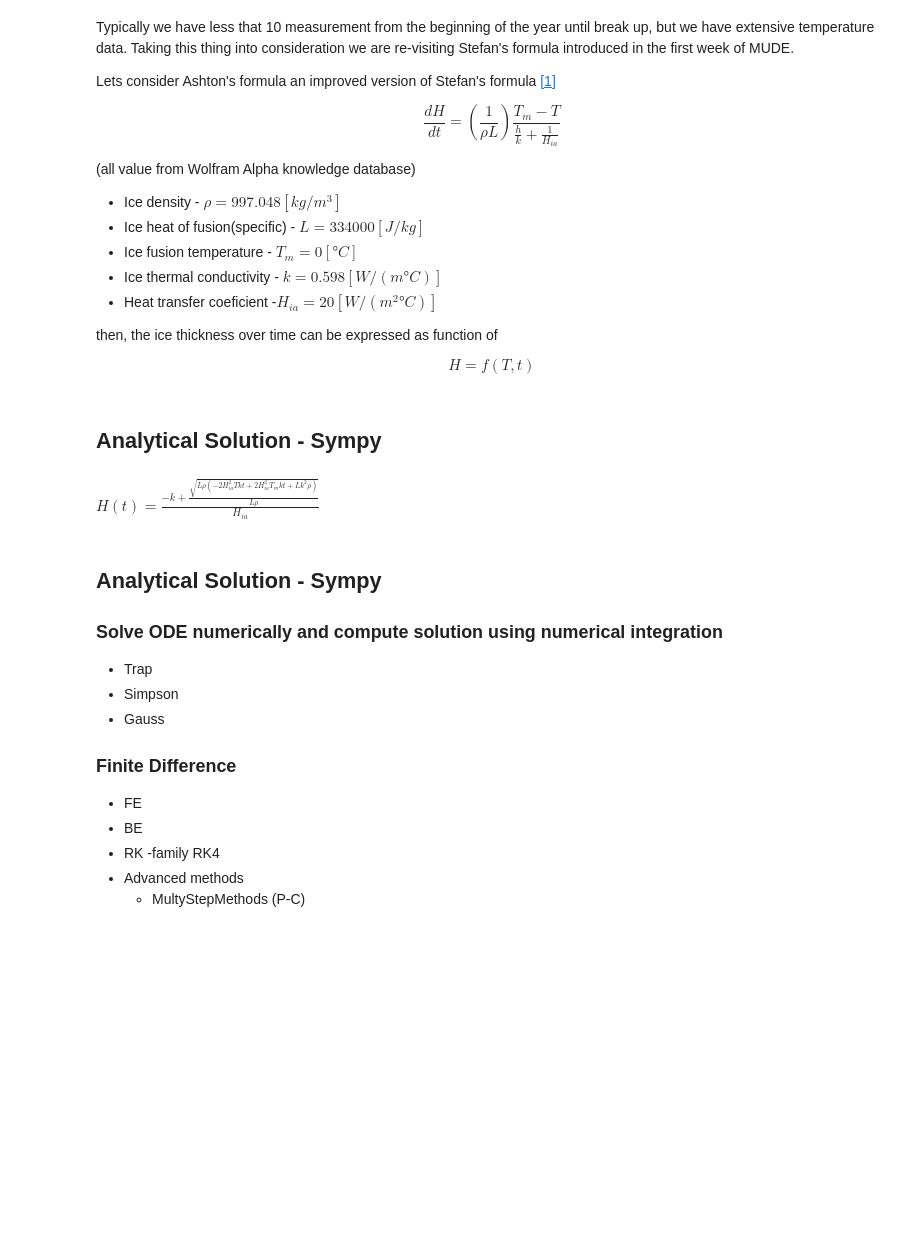
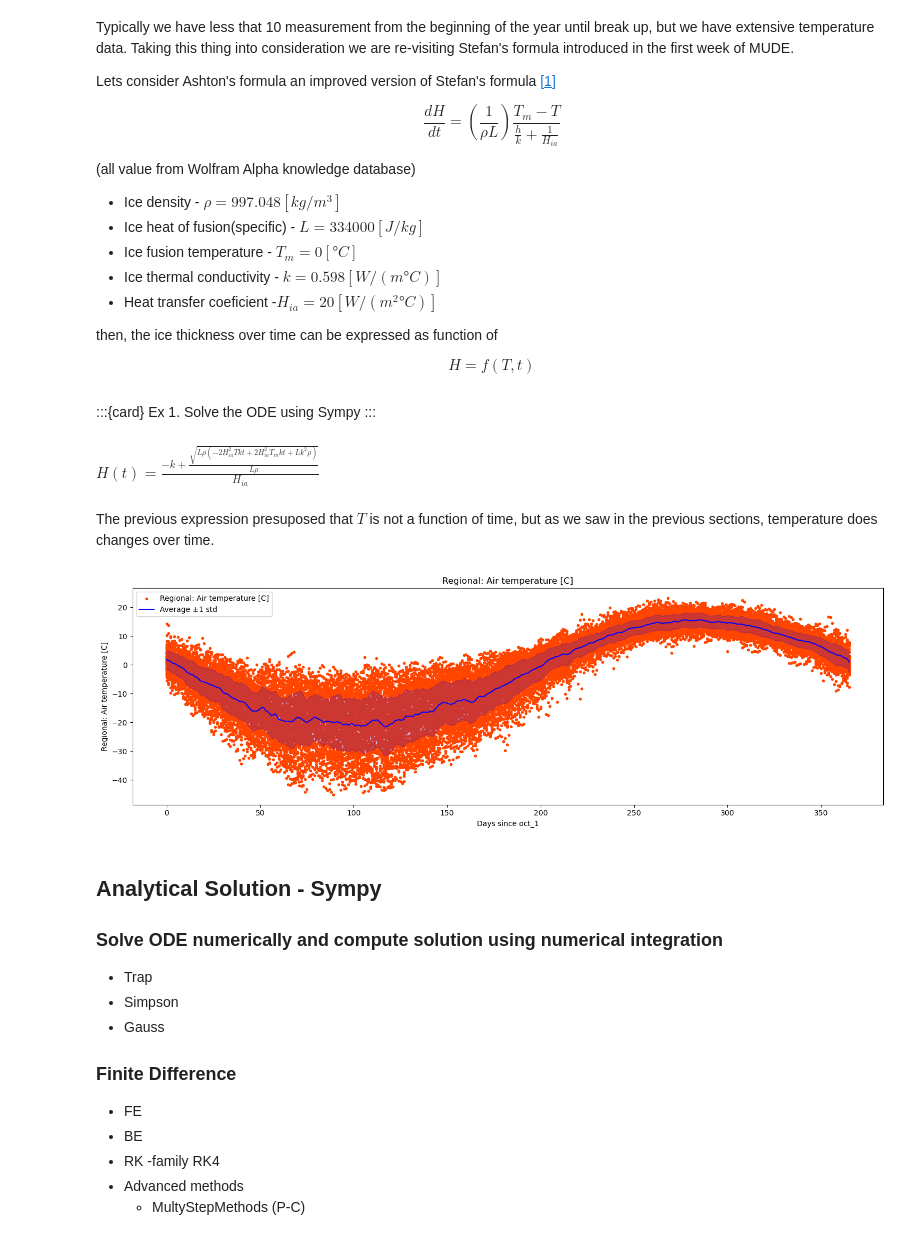
Before and after one commit to iceclassic/mude, a Jupyter notebook: book/Part_1/numerical_model.ipynb, the cells around one changed output. Saved outputs shown, nothing was run; the diff lists cells and outputs as text; code cells hidden in the pictures; blank space fills up the shorter version.

```diff
--- a/book/Part_1/numerical_model.ipynb
+++ b/book/Part_1/numerical_model.ipynb
@@ -17,8 +17,10 @@ $$\frac{dH}{dt}=\left(\frac{1}{\rho L}\right)\frac{T_m-T}{\frac{h}{k}+\frac{1}{H
 then, the ice thickness over time can be expressed as function of
 
 $$H=f(T,t)$$
-# %% [markdown]
-## Analytical Solution - Sympy
+# %% [markdown]
+:::{card} Ex 1.
+Solve the ODE using  Sympy
+:::
 # %%
 import sympy as sp
 
@@ -39,6 +41,24 @@ solution_with_ics = sp.dsolve(ode, H, ics=ics)
 solution_with_ics
 # %% [output]
 $\displaystyle H{\left(t \right)} = \frac{- k + \frac{\sqrt{L \rho \left(- 2 H_{ia}^{2} T k t + 2 H_{ia}^{2} T_{m} k t + L k^{2} \rho\right)}}{L \rho}}{H_{ia}}$
+# %% [markdown]
+The previous expression presuposed that $T$ is not a function of time, but as we saw in the previous sections, temperature does changes over time.
+# %%
+from funciones import*
+import pandas as pd
+import matplotlib.pyplot as plt
+Data=pd.read_csv("../../data/Time_series_DATA.txt",skiprows=149,index_col=0)
+Data=Data.drop(columns=['Predicted ice thickness [m]','Noisy predicted ice thickness [m]','Global: Pacific decadal oscillation index','Global: Artic oscillation index'])
+#Data=pd.read_csv('https://raw.githubusercontent.com/iceclassic/sandbox/main/Data/Time_series_DATA.txt',index_col=0,skiprows=149)
+Data.index = Data.index.astype(str).str.split().str[0]
+Data.index = pd.to_datetime(Data.index, format="%Y-%m-%d")
+
+
+
+Data=days_since_last_date(Data,date_or_dates='10/01',name='oct_1')
+seasonal_trends(Data,k=1,plot_mean_std=True,columns_to_plot=['Regional: Air temperature [C]'],xaxis='oct_1')
+# %% [output]
+[figure, added]
 # %% [markdown]
 
 ## Analytical Solution - Sympy
```
Also changed, not shown: 1 other file.
